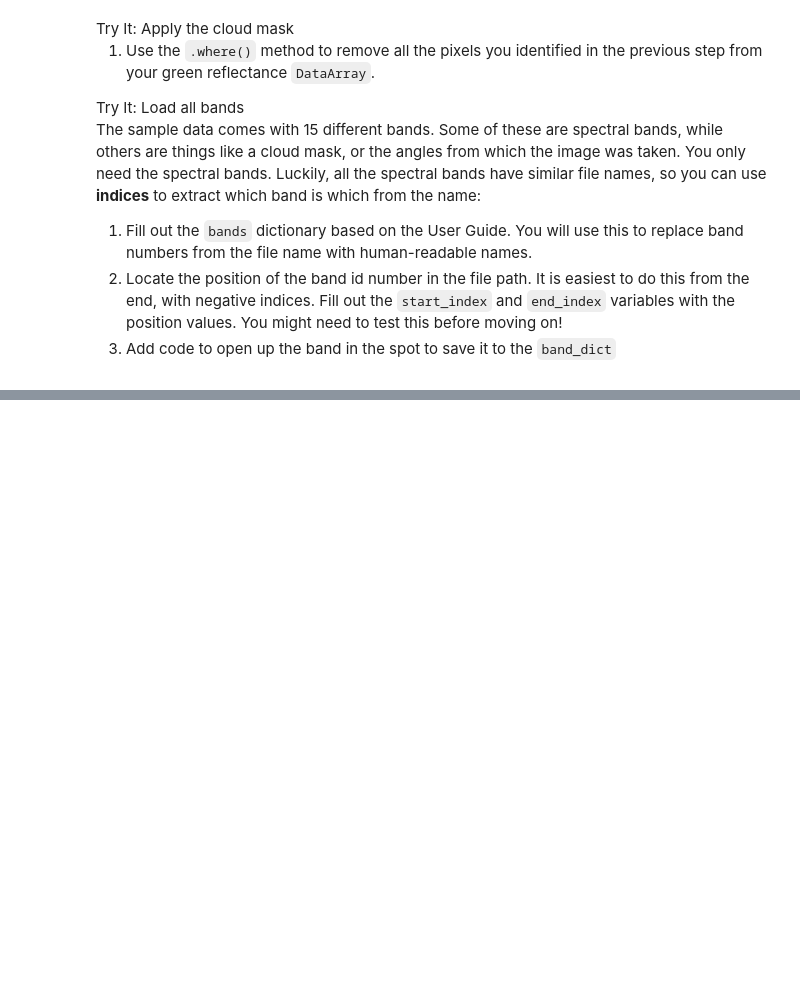
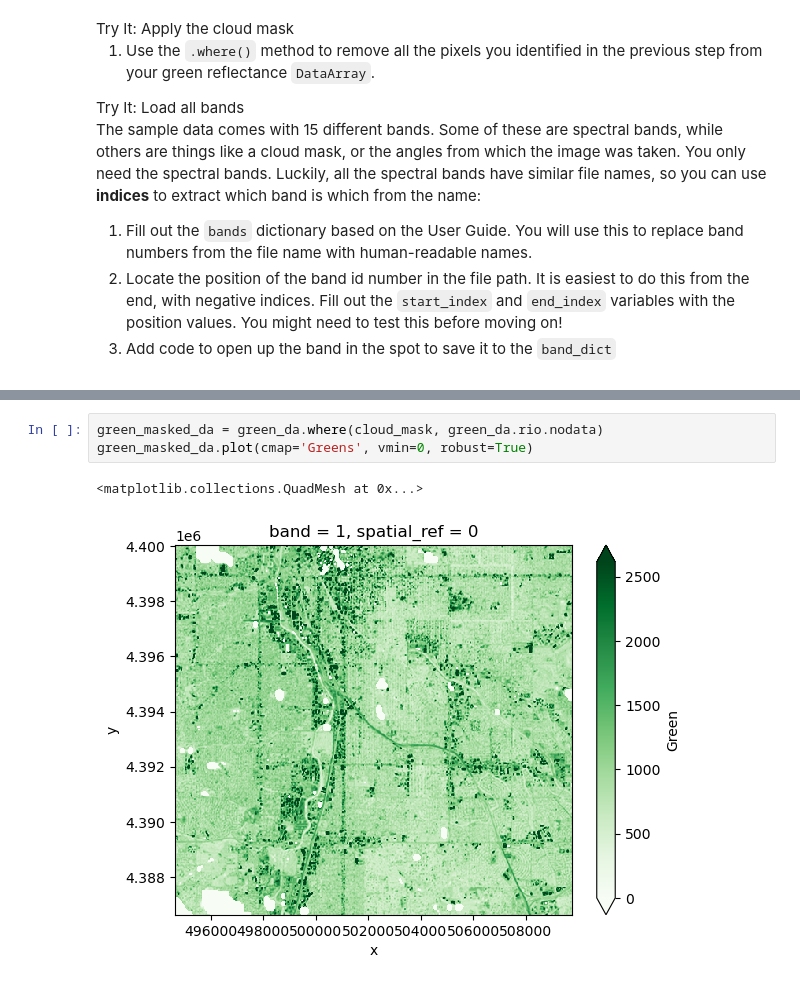
Before and after one commit to earthlab-education/03-redlining-amarangunic, a Jupyter notebook: notebooks/redlining-32-wrangle-multispectral.ipynb, the cells around one changed output, grey strips where cells are left out. Cells and saved outputs as stored; diff of their text form; blank space fills up the shorter version.

```diff
--- a/notebooks/redlining-32-wrangle-multispectral.ipynb
+++ b/notebooks/redlining-32-wrangle-multispectral.ipynb
@@ -219,3 +261,9 @@ position values. You might need to test this before moving on!</li>
+# %%
+green_masked_da = green_da.where(cloud_mask, green_da.rio.nodata)
+green_masked_da.plot(cmap='Greens', vmin=0, robust=True)
+# %% [output]
+<matplotlib.collections.QuadMesh at 0x...>
+[figure, added]
 # %%
 # Define band labels
 bands = {
```
Also changed, not shown: parts of 7 cells of this notebook.
